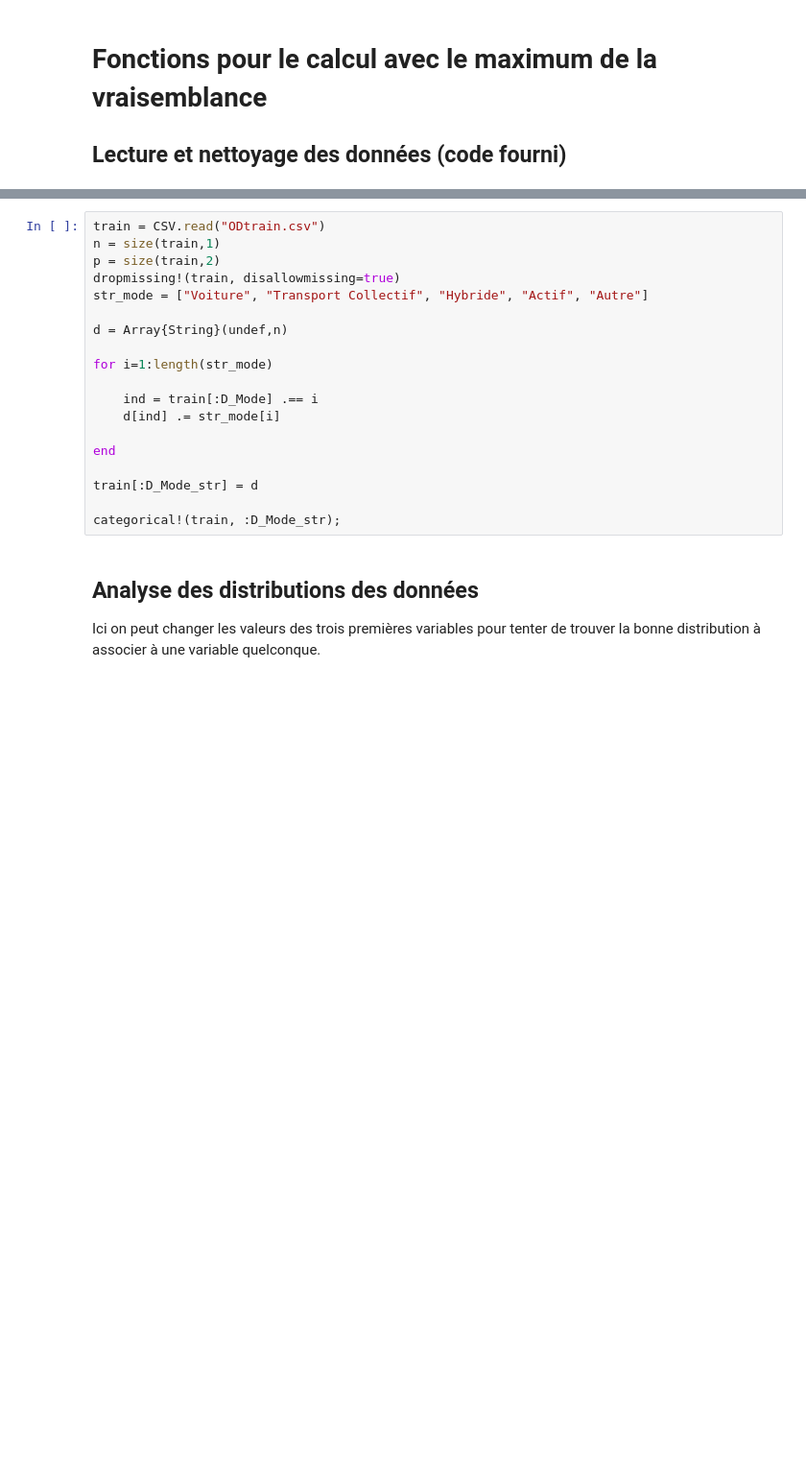
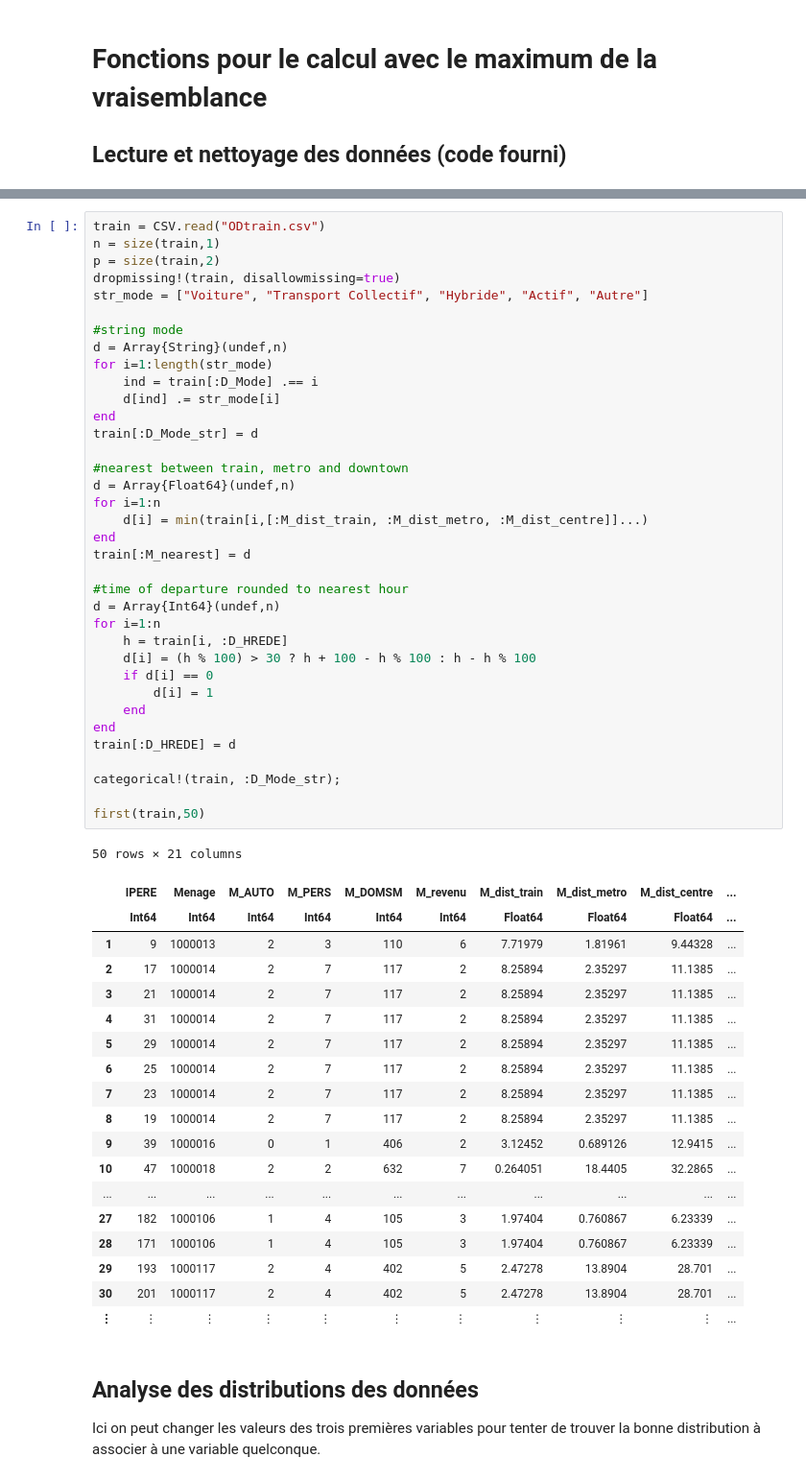
Before and after one commit to blanclemjk/Mobility-Study-MTL, a Jupyter notebook: MaximumVraisemblance.ipynb, the cells around one changed output, grey strips where cells are left out. Shown at 96% size. Saved outputs shown, nothing was run; the diff lists cells and outputs as text; blank space fills up the shorter version.

```diff
--- a/MaximumVraisemblance.ipynb
+++ b/MaximumVraisemblance.ipynb
@@ -10,22 +7,59 @@ using CSV, DataFrames, Gadfly, Distributions, StatsBase, GaussianMixtures, IterT
 # %%
 train = CSV.read("ODtrain.csv")
 n = size(train,1)
 p = size(train,2)
 dropmissing!(train, disallowmissing=true)
 str_mode = ["Voiture", "Transport Collectif", "Hybride", "Actif", "Autre"]
 
+#string mode
 d = Array{String}(undef,n)
-
 for i=1:length(str_mode)
-
     ind = train[:D_Mode] .== i
     d[ind] .= str_mode[i]
-
 end
-
 train[:D_Mode_str] = d
 
+#nearest between train, metro and downtown
+d = Array{Float64}(undef,n)
+for i=1:n
+    d[i] = min(train[i,[:M_dist_train, :M_dist_metro, :M_dist_centre]]...)
+end
+train[:M_nearest] = d
+
+#time of departure rounded to nearest hour
+d = Array{Int64}(undef,n)
+for i=1:n
+    h = train[i, :D_HREDE]
+    d[i] = (h % 100) > 30 ? h + 100 - h % 100 : h - h % 100
+    if d[i] == 0
+        d[i] = 1
+    end
+end
+train[:D_HREDE] = d
+
 categorical!(train, :D_Mode_str);
+
+first(train,50)
+# %% [output]
+50 rows × 21 columns
+|  | IPERE | Menage | M_AUTO | M_PERS | M_DOMSM | M_revenu | M_dist_train | M_dist_metro | M_dist_centre | ... |
+|  | Int64 | Int64 | Int64 | Int64 | Int64 | Int64 | Float64 | Float64 | Float64 | ... |
+| 1 | 9 | 1000013 | 2 | 3 | 110 | 6 | 7.71979 | 1.81961 | 9.44328 | ... |
+| 2 | 17 | 1000014 | 2 | 7 | 117 | 2 | 8.25894 | 2.35297 | 11.1385 | ... |
+| 3 | 21 | 1000014 | 2 | 7 | 117 | 2 | 8.25894 | 2.35297 | 11.1385 | ... |
+| 4 | 31 | 1000014 | 2 | 7 | 117 | 2 | 8.25894 | 2.35297 | 11.1385 | ... |
+| 5 | 29 | 1000014 | 2 | 7 | 117 | 2 | 8.25894 | 2.35297 | 11.1385 | ... |
+| 6 | 25 | 1000014 | 2 | 7 | 117 | 2 | 8.25894 | 2.35297 | 11.1385 | ... |
+| 7 | 23 | 1000014 | 2 | 7 | 117 | 2 | 8.25894 | 2.35297 | 11.1385 | ... |
+| 8 | 19 | 1000014 | 2 | 7 | 117 | 2 | 8.25894 | 2.35297 | 11.1385 | ... |
+| 9 | 39 | 1000016 | 0 | 1 | 406 | 2 | 3.12452 | 0.689126 | 12.9415 | ... |
+| 10 | 47 | 1000018 | 2 | 2 | 632 | 7 | 0.264051 | 18.4405 | 32.2865 | ... |
+| ... | ... | ... | ... | ... | ... | ... | ... | ... | ... | ... |
+| 27 | 182 | 1000106 | 1 | 4 | 105 | 3 | 1.97404 | 0.760867 | 6.23339 | ... |
+| 28 | 171 | 1000106 | 1 | 4 | 105 | 3 | 1.97404 | 0.760867 | 6.23339 | ... |
+| 29 | 193 | 1000117 | 2 | 4 | 402 | 5 | 2.47278 | 13.8904 | 28.701 | ... |
+| 30 | 201 | 1000117 | 2 | 4 | 402 | 5 | 2.47278 | 13.8904 | 28.701 | ... |
+| ⋮ | ⋮ | ⋮ | ⋮ | ⋮ | ⋮ | ⋮ | ⋮ | ⋮ | ⋮ | ... |
 # %% [markdown]
 ## Analyse des distributions des données
 
```
Also changed, not shown: parts of 9 cells of this notebook, 1 other file.
